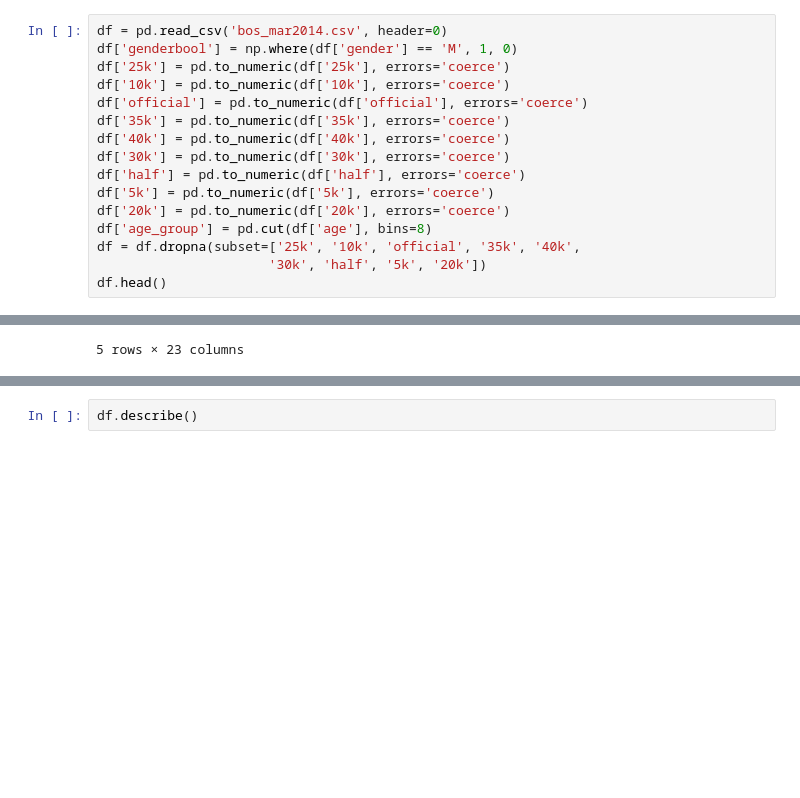
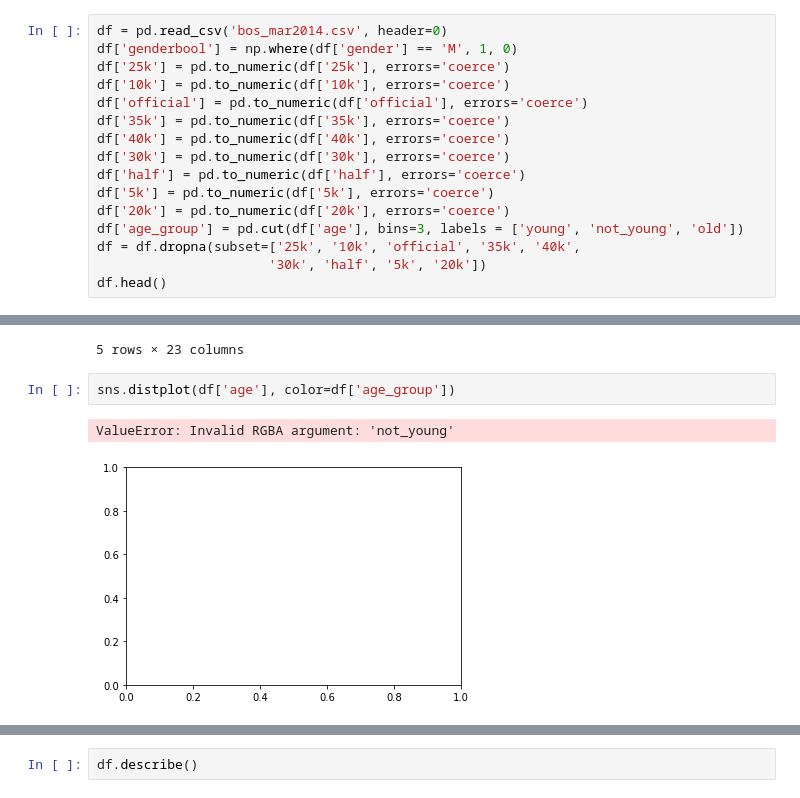
Before and after one commit to micsab/thinkful_files, a Jupyter notebook: unit_4/lesson_1/challenge_boston_marathon.ipynb, the cells around one changed output, grey strips where cells are left out. Drawn from its saved outputs; the diff is of its cells as text; blank space fills up the shorter version.

```diff
--- a/unit_4/lesson_1/challenge_boston_marathon.ipynb
+++ b/unit_4/lesson_1/challenge_boston_marathon.ipynb
@@ -23,7 +23,7 @@ df['30k'] = pd.to_numeric(df['30k'], errors='coerce')
 df['half'] = pd.to_numeric(df['half'], errors='coerce')
 df['5k'] = pd.to_numeric(df['5k'], errors='coerce')
 df['20k'] = pd.to_numeric(df['20k'], errors='coerce')
-df['age_group'] = pd.cut(df['age'], bins=8)
+df['age_group'] = pd.cut(df['age'], bins=3, labels = ['young', 'not_young', 'old'])
 df = df.dropna(subset=['25k', '10k', 'official', '35k', '40k',
                       '30k', 'half', '5k', '20k'])
 df.head()
@@ -35,3 +35,8 @@ df.head()
 | 3 | 32.57 | Dibaba, Mare | 3 | 82.43 | F | 24 | 140.58 | F2 | 3 | NaN | ... | ... |
 | 4 | 17.12 | Hokinoue, Kota | 2 | 46.37 | M | 40 | 81.23 | W3 | 2 | NaN | ... | ... |
 5 rows × 23 columns
+# %%
+sns.distplot(df['age'], color=df['age_group'])
+# %% [output]
+ValueError: Invalid RGBA argument: 'not_young'
+[figure, added]
```
Also changed, not shown: parts of 3 cells of this notebook.
